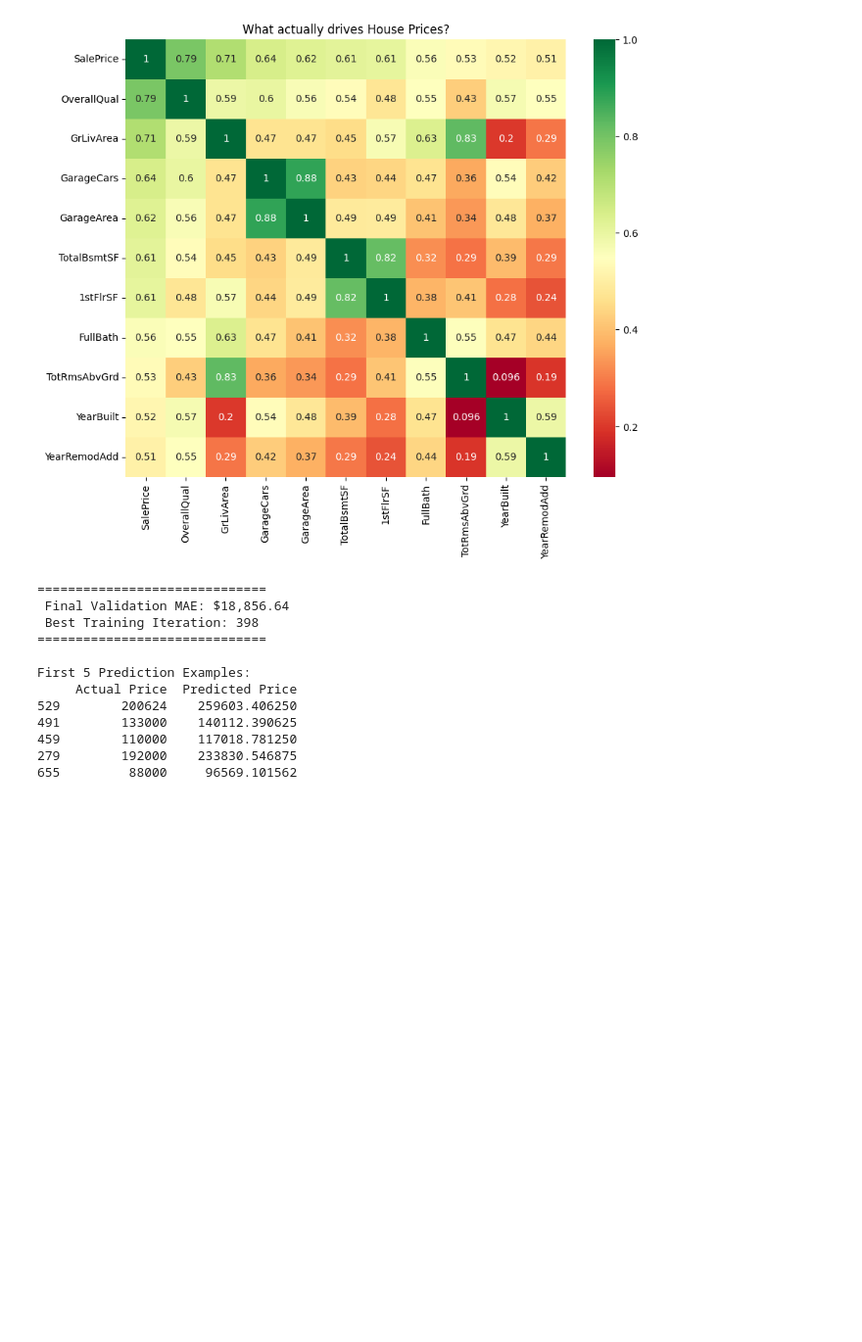
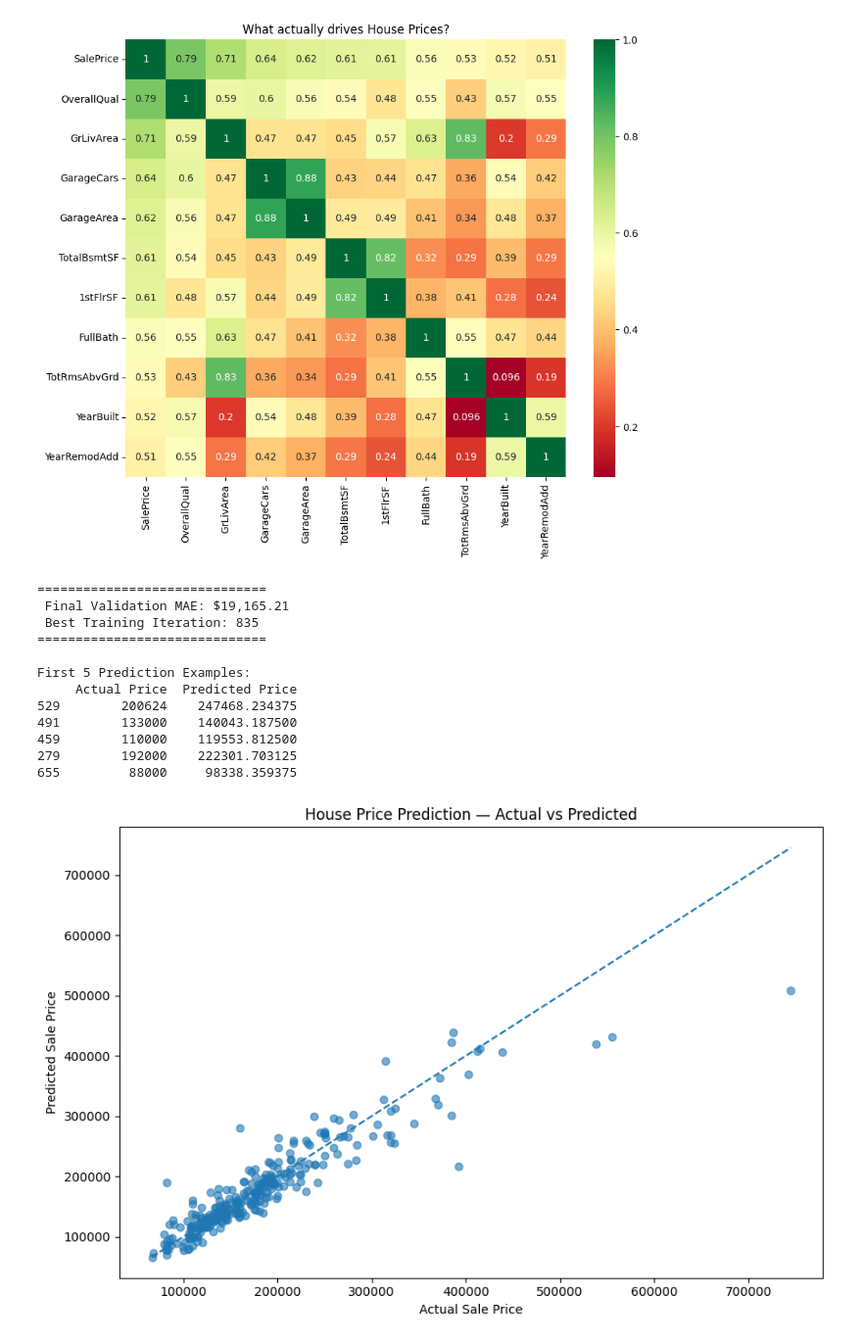
Before and after one commit to Emblogs/House_Price_Project, a Jupyter notebook: House_Price_Project.ipynb, the cells around one changed output. Shown at 98% size. Cells and saved outputs as stored; diff of their text form; code cells hidden in the pictures; blank space fills up the shorter version.

```diff
--- a/House_Price_Project.ipynb
+++ b/House_Price_Project.ipynb
@@ -80,7 +82,8 @@ quality_map = {'Ex': 4, 'Gd': 3, 'TA': 2, 'Fa': 1, 'Po': 0}
 X['KitchenQual'] = X['KitchenQual'].map(quality_map).fillna(2)
 # %%
 numerical_features = ['OverallQual', 'GrLivArea', 'GarageArea', 'TotalBsmtSF', '1stFlrSF',
-                      'YearBuilt', 'YearRemodAdd', 'GarageCars', 'FullBath', 'TotRmsAbvGrd', 'KitchenQual']
+                      'YearBuilt', 'YearRemodAdd', 'GarageCars', 'FullBath',
+                      'TotRmsAbvGrd', 'KitchenQual', 'TotalSF']
 
 preprocessor = ColumnTransformer(transformers=[
     ("num", SimpleImputer(strategy='median'), numerical_features),
@@ -113,10 +116,12 @@ from xgboost import XGBRegressor
 from sklearn.metrics import mean_absolute_error
 
 # 3. Define the XGBoost Model
-model = XGBRegressor(n_estimators=2000,
-                     learning_rate=0.01,
-                     max_depth=4,
-                     early_stopping_rounds=10)
+model = XGBRegressor(n_estimators=3000,
+                     learning_rate=0.005,
+                     max_depth=3,
+                     subsample=0.8,
+                     colsample_bytree=0.8,
+                     early_stopping_rounds=50)
 
 # 4. Fit the model using the LOG target variables
 model.fit(X_train_prepped, y_train_log,
@@ -144,14 +149,40 @@ print("\nFirst 5 Prediction Examples:")
 print(comparison_df.head().round(2))
 # %% [output]
 ==============================
- Final Validation MAE: $18,856.64
- Best Training Iteration: 398
+ Final Validation MAE: $19,165.21
+ Best Training Iteration: 835
 ==============================
 
 First 5 Prediction Examples:
      Actual Price  Predicted Price
-529        200624    259603.406250
-491        133000    140112.390625
-459        110000    117018.781250
-279        192000    233830.546875
-655         88000     96569.101562
+529        200624    247468.234375
+491        133000    140043.187500
+459        110000    119553.812500
+279        192000    222301.703125
+655         88000     98338.359375
+# %%
+import matplotlib.pyplot as plt
+import numpy as np
+
+plt.figure(figsize=(9, 6))
+
+plt.scatter(y_valid, preds, alpha=0.6)
+
+# Perfect prediction line
+min_price = min(y_valid.min(), preds.min())
+max_price = max(y_valid.max(), preds.max())
+
+plt.plot(
+    [min_price, max_price],
+    [min_price, max_price],
+    linestyle="--"
+)
+
+plt.xlabel("Actual Sale Price")
+plt.ylabel("Predicted Sale Price")
+plt.title("House Price Prediction — Actual vs Predicted")
+
+plt.tight_layout()
+plt.show()
+# %% [output]
+[figure, added]
```
Also changed, not shown: parts of 1 cell of this notebook.
